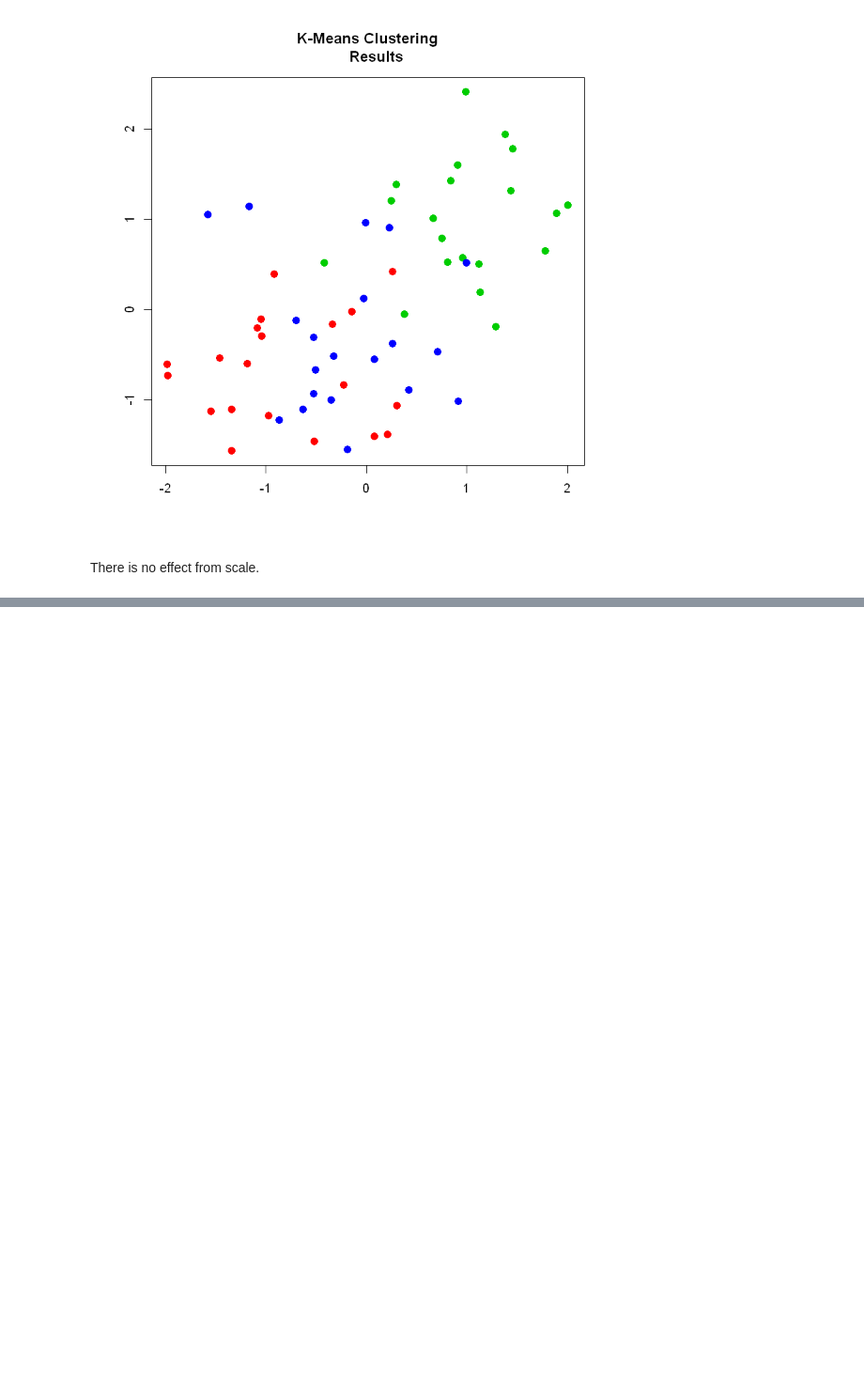
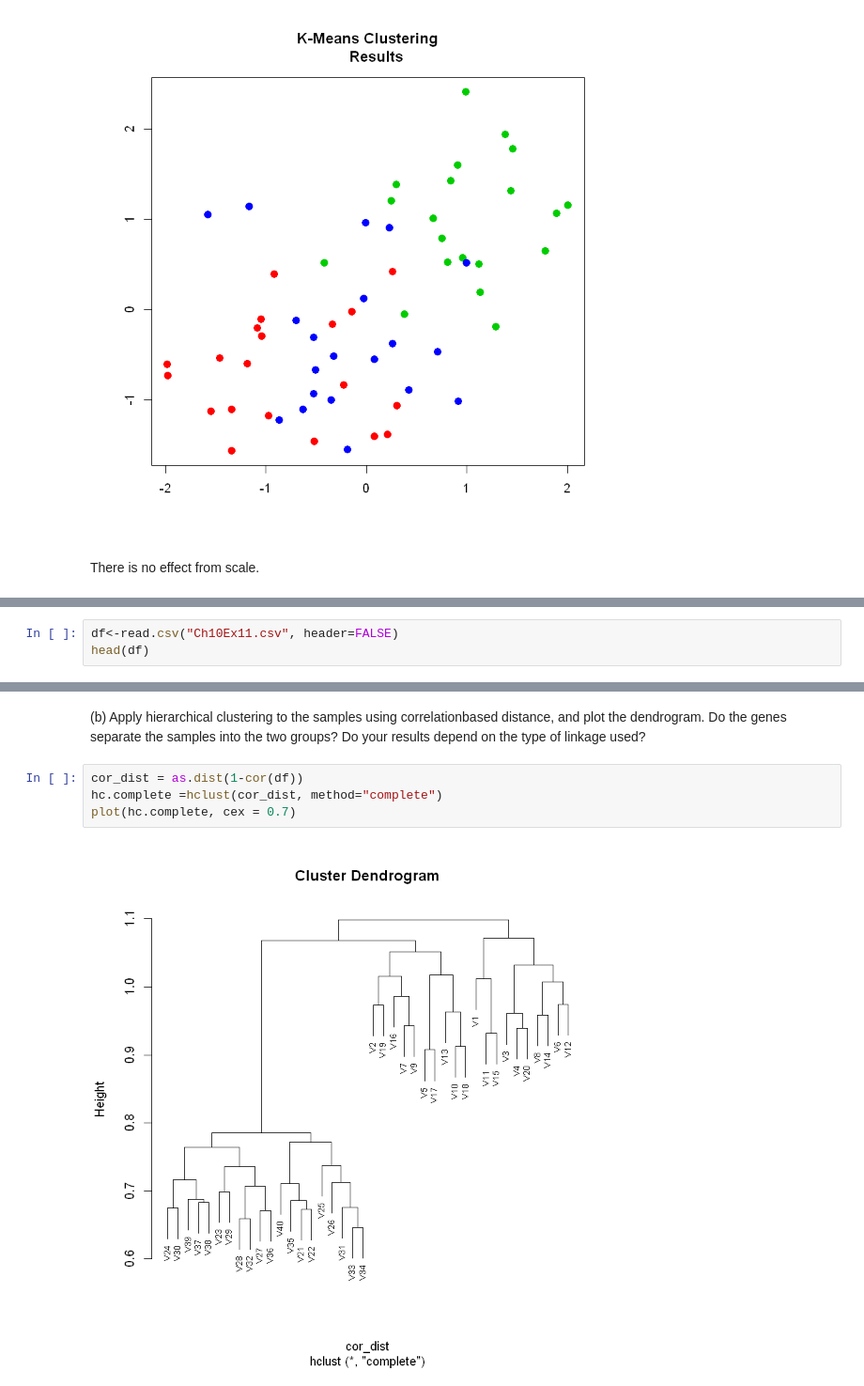
Before and after one commit to kuzn137/Statistical_problems, a Jupyter notebook: Ch10R.ipynb, the cells around one changed output, grey strips where cells are left out. Shown at 94% size. Drawn from its saved outputs; the diff is of its cells as text; blank space fills up the shorter version.

```diff
--- a/Ch10R.ipynb
+++ b/Ch10R.ipynb
@@ -418,0 +426,3 @@ There is no effect from scale.
+# %%
+df<-read.csv("Ch10Ex11.csv", header=FALSE)
+head(df)
@@ -418,0 +437,10 @@ There is no effect from scale.
+# %% [markdown]
+(b) Apply hierarchical clustering to the samples using correlationbased distance, and plot the dendrogram. Do the genes separate
+the samples into the two groups? Do your results depend on the
+type of linkage used?
+# %%
+cor_dist = as.dist(1-cor(df))
+hc.complete =hclust(cor_dist, method="complete")
+plot(hc.complete, cex = 0.7)
+# %% [output]
+[figure, added]
```
Also changed, not shown: parts of 8 cells of this notebook.
